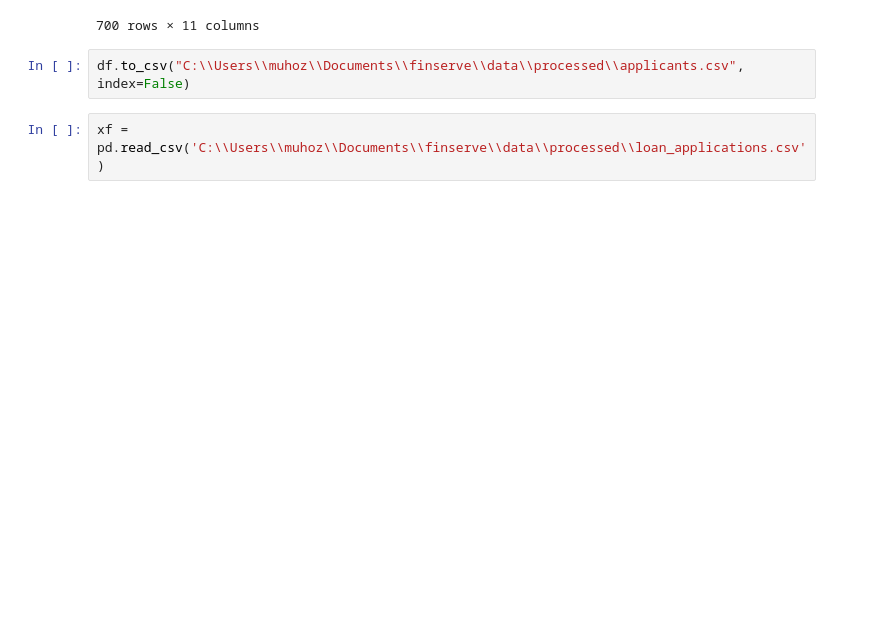
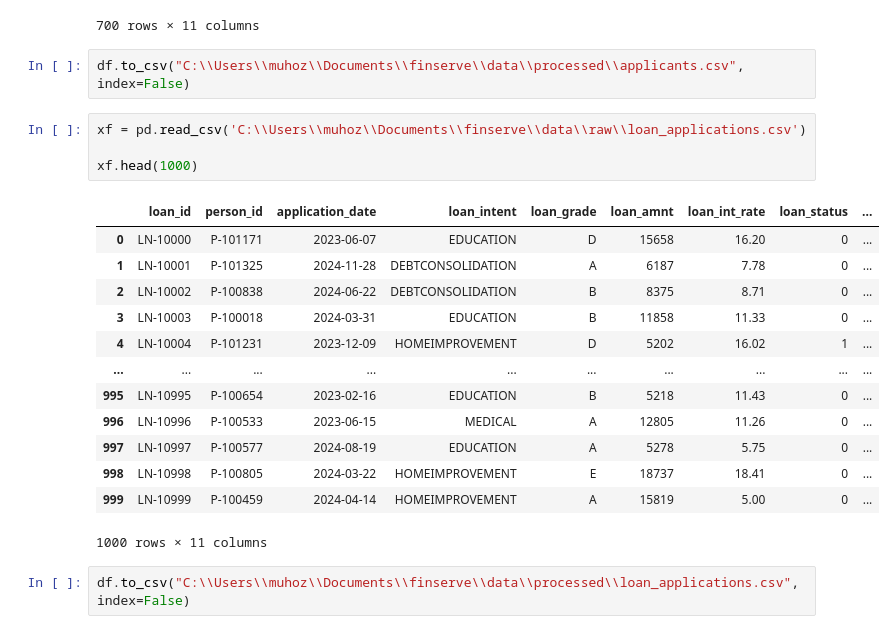
Before and after one commit to Muhozgu/finserve, a Jupyter notebook: data/raw_clean.ipynb, the cells around one changed output. Drawn from its saved outputs; the diff is of its cells as text; blank space fills up the shorter version.

```diff
--- a/data/raw_clean.ipynb
+++ b/data/raw_clean.ipynb
@@ -161,4 +161,22 @@ df.head(700)
 # %%
 df.to_csv("C:\\Users\\muhoz\\Documents\\finserve\\data\\processed\\applicants.csv", index=False)
 # %%
-xf = pd.read_csv('C:\\Users\\muhoz\\Documents\\finserve\\data\\processed\\loan_applications.csv')
+xf = pd.read_csv('C:\\Users\\muhoz\\Documents\\finserve\\data\\raw\\loan_applications.csv')
+
+xf.head(1000)
+# %% [output]
+|  | loan_id | person_id | application_date | loan_intent | loan_grade | loan_amnt | loan_int_rate | loan_status | ... |
+| 0 | LN-10000 | P-101171 | 2023-06-07 | EDUCATION | D | 15658 | 16.20 | 0 | ... |
+| 1 | LN-10001 | P-101325 | 2024-11-28 | DEBTCONSOLIDATION | A | 6187 | 7.78 | 0 | ... |
+| 2 | LN-10002 | P-100838 | 2024-06-22 | DEBTCONSOLIDATION | B | 8375 | 8.71 | 0 | ... |
+| 3 | LN-10003 | P-100018 | 2024-03-31 | EDUCATION | B | 11858 | 11.33 | 0 | ... |
+| 4 | LN-10004 | P-101231 | 2023-12-09 | HOMEIMPROVEMENT | D | 5202 | 16.02 | 1 | ... |
+| ... | ... | ... | ... | ... | ... | ... | ... | ... | ... |
+| 995 | LN-10995 | P-100654 | 2023-02-16 | EDUCATION | B | 5218 | 11.43 | 0 | ... |
+| 996 | LN-10996 | P-100533 | 2023-06-15 | MEDICAL | A | 12805 | 11.26 | 0 | ... |
+| 997 | LN-10997 | P-100577 | 2024-08-19 | EDUCATION | A | 5278 | 5.75 | 0 | ... |
+| 998 | LN-10998 | P-100805 | 2024-03-22 | HOMEIMPROVEMENT | E | 18737 | 18.41 | 0 | ... |
+| 999 | LN-10999 | P-100459 | 2024-04-14 | HOMEIMPROVEMENT | A | 15819 | 5.00 | 0 | ... |
+1000 rows × 11 columns
+# %%
+df.to_csv("C:\\Users\\muhoz\\Documents\\finserve\\data\\processed\\loan_applications.csv", index=False)
```
Also changed, not shown: parts of 1 cell of this notebook.
